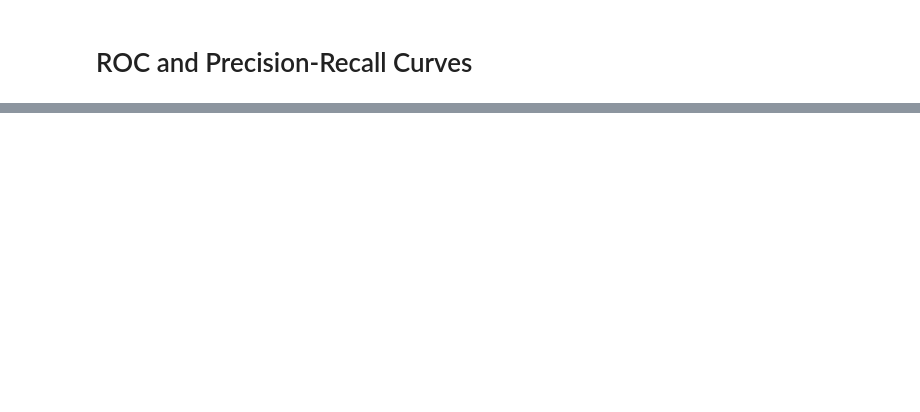
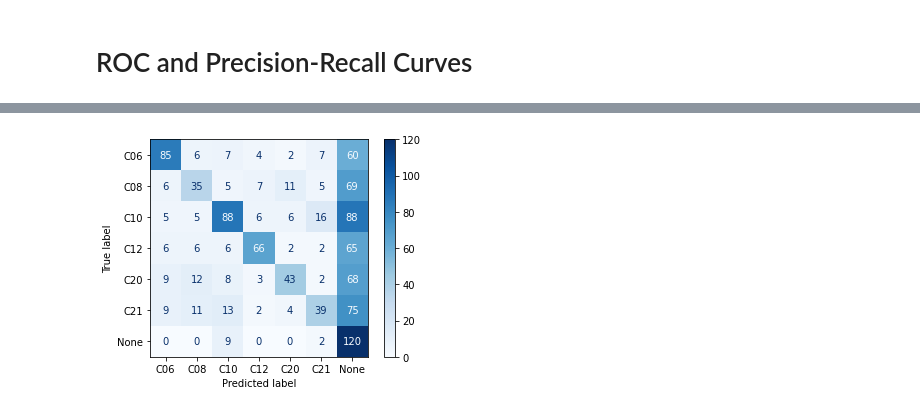
Before and after one commit to DCabornero/IREI, a Jupyter notebook: IREI1/HandsOn.ipynb, the cells around one changed output, grey strips where cells are left out. Cells and saved outputs as stored; diff of their text form; code cells hidden in the pictures; blank space fills up the shorter version.

```diff
--- a/IREI1/HandsOn.ipynb
+++ b/IREI1/HandsOn.ipynb
@@ -283,2 +174,3 @@ Accuracy:  0.5547511312217195
 # %%
 nn_probs = nn.predict_proba(np.asarray(tfidf_test))
+nn_preds = nn.predict(np.asarray(tfidf_test))
@@ -411,0 +295,2 @@ plot_recprec_curves(y_test, knn_probs, nn_probs)
+# %%
+nn_preds2 = apply_threshold(nn_preds, nn_probs, best_thres['nn'])
@@ -411,0 +305,8 @@ plot_recprec_curves(y_test, knn_probs, nn_probs)
+# %%
+disp = ConfusionMatrixDisplay.from_predictions(
+        y_test,
+        nn_preds2,
+        cmap=plt.cm.Blues,
+    )
+# %% [output]
+[figure, added]
```
Also changed, not shown: parts of 23 cells of this notebook.
